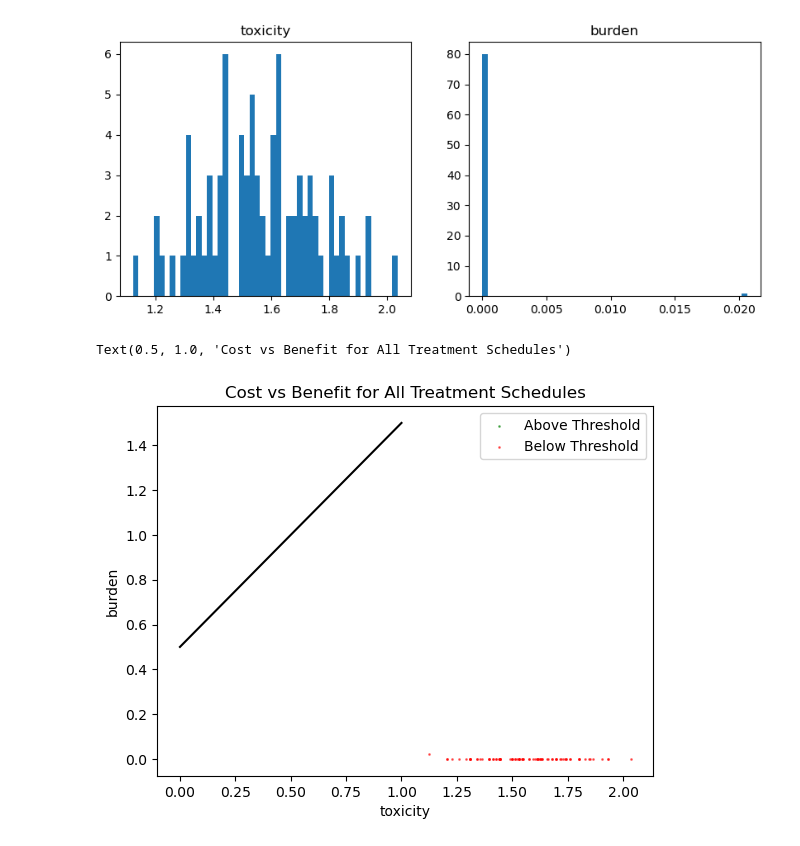
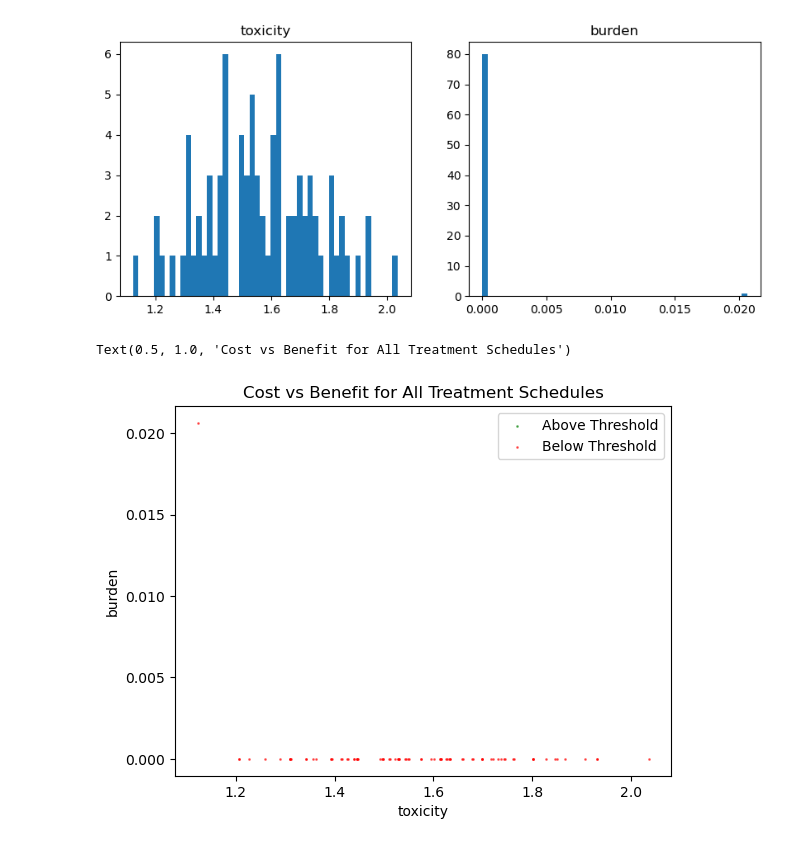
Before and after one commit to tony1747/patient-informed-decision-tool, a Jupyter notebook: main.ipynb, the cells around one changed output. Saved outputs shown, nothing was run; the diff lists cells and outputs as text; code cells hidden in the pictures.

```diff
--- a/main.ipynb
+++ b/main.ipynb
@@ -90,20 +90,20 @@ ax[1].set_title("burden");
 # %%
 threshold = 0.1 # arbitrary threshold
 
 above_threshold = df_sp.loc[df_sp["total_score"] > threshold]
 below_threshold = df_sp.loc[df_sp["total_score"] <= threshold]
 plt.scatter(above_threshold["toxicity"], above_threshold["burden"], s=1, alpha=0.5, c="green", label="Above Threshold")
 plt.scatter(below_threshold["toxicity"], below_threshold["burden"], s=1, alpha=0.5, c="red", label="Below Threshold")
 
 # add a line at y = x - 1.5
-x = np.linspace(0, 1, 100)
-y = x * 0.01 + threshold
-plt.plot(x, y, c="black")
+# x = np.linspace(0, 1, 100)
+# y = x * 0.01 + threshold
+# plt.plot(x, y, c="black")
 
 plt.xlabel("toxicity")
 plt.ylabel("burden")
 plt.legend()
 plt.title("Cost vs Benefit for All Treatment Schedules")
 # %% [output]
 Text(0.5, 1.0, 'Cost vs Benefit for All Treatment Schedules')
-[figure, old version]
+[figure, new version]
```
Also changed, not shown: 1 other file.
